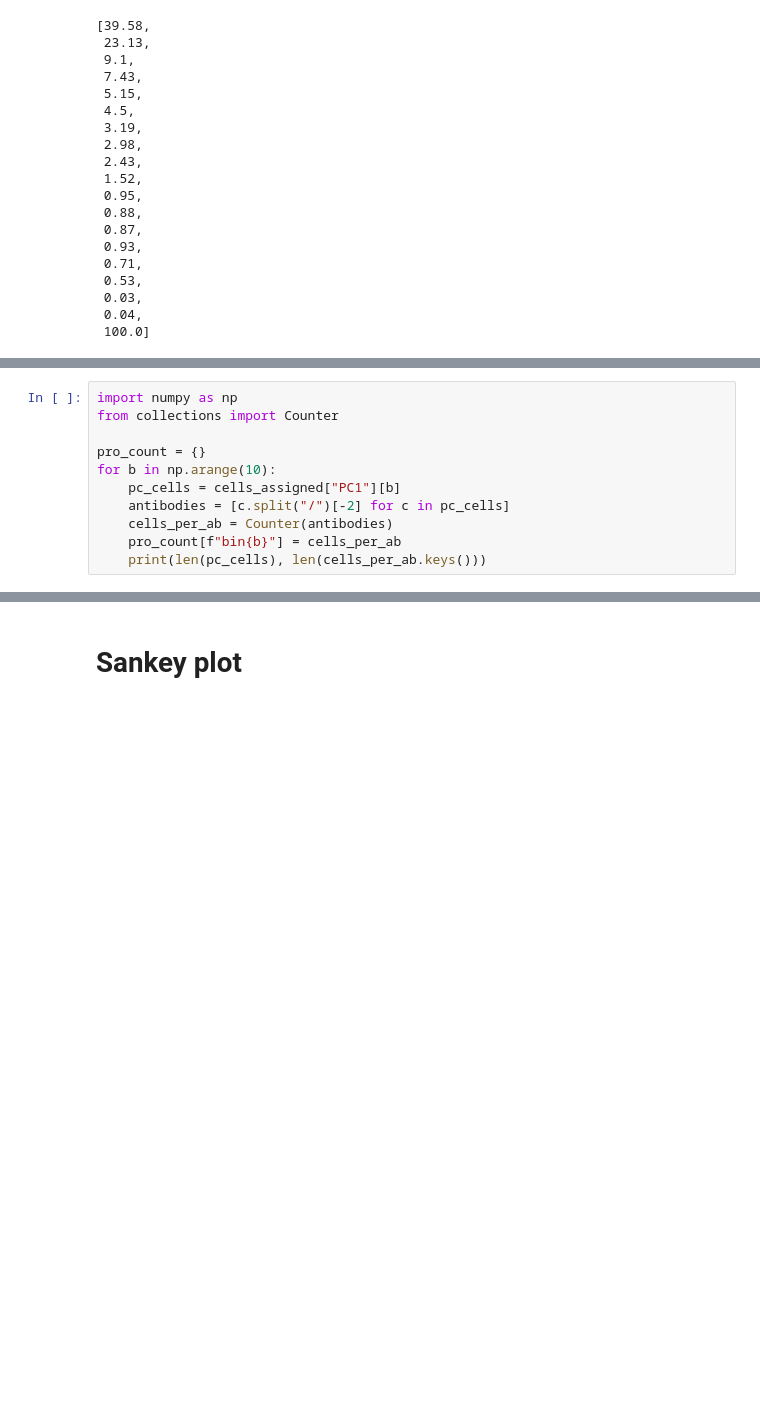
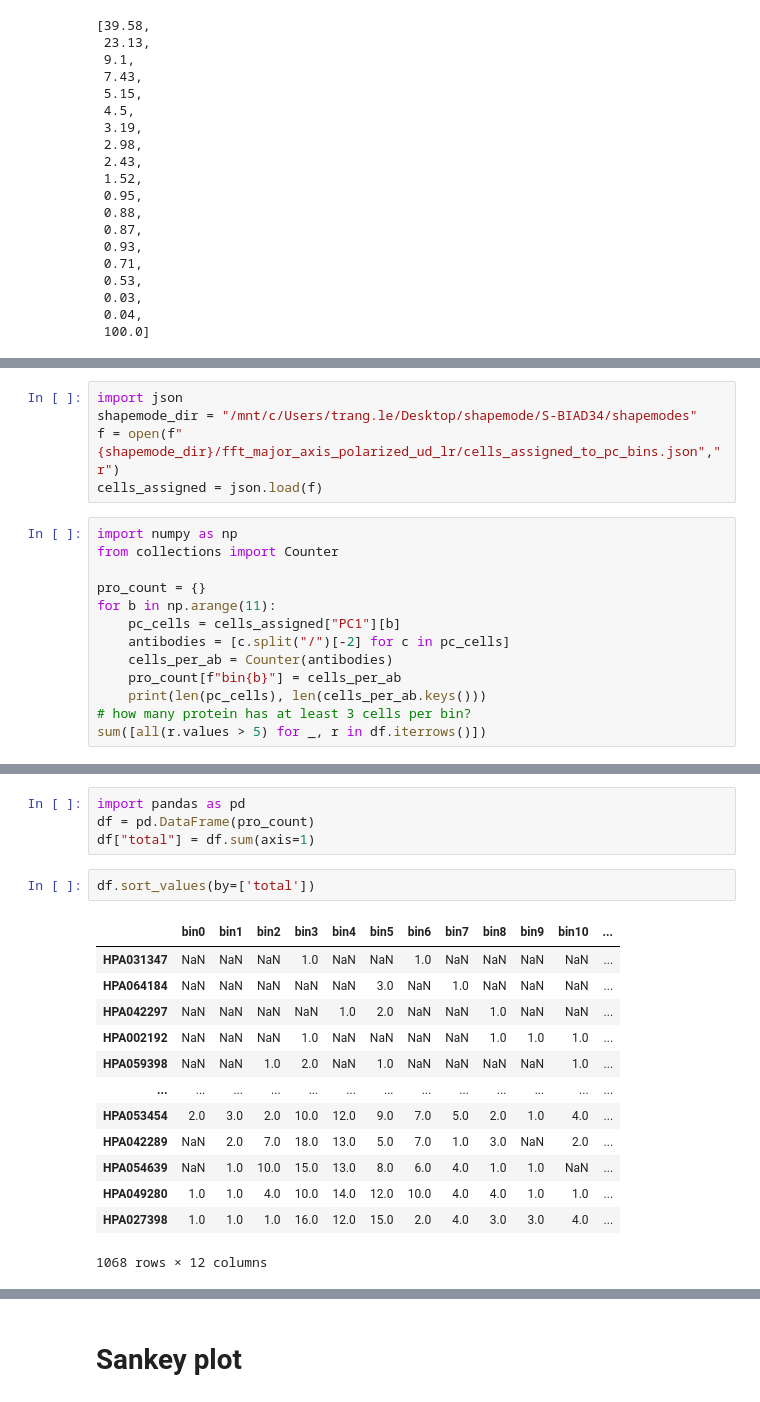
Before and after one commit to trangle1302/2D_shapespace, a Jupyter notebook: notebooks/EDA_cells_bin.ipynb, the cells around one changed output, grey strips where cells are left out. Saved outputs shown, nothing was run; the diff lists cells and outputs as text; blank space fills up the shorter version.

```diff
--- a/notebooks/EDA_cells_bin.ipynb
+++ b/notebooks/EDA_cells_bin.ipynb
@@ -285,11 +277,0 @@ cells_assigned = json.load(f)
-# %%
-import numpy as np
-from collections import Counter
-
-pro_count = {}
-for b in np.arange(10):
-    pc_cells = cells_assigned["PC1"][b]
-    antibodies = [c.split("/")[-2] for c in pc_cells]
-    cells_per_ab = Counter(antibodies)
-    pro_count[f"bin{b}"] = cells_per_ab
-    print(len(pc_cells), len(cells_per_ab.keys()))
@@ -309,0 +280,18 @@ df
+# %%
+import json
+shapemode_dir = "/mnt/c/Users/trang.le/Desktop/shapemode/S-BIAD34/shapemodes"
+f = open(f"{shapemode_dir}/fft_major_axis_polarized_ud_lr/cells_assigned_to_pc_bins.json","r")
+cells_assigned = json.load(f)
+# %%
+import numpy as np
+from collections import Counter
+
+pro_count = {}
+for b in np.arange(11):
+    pc_cells = cells_assigned["PC1"][b]
+    antibodies = [c.split("/")[-2] for c in pc_cells]
+    cells_per_ab = Counter(antibodies)
+    pro_count[f"bin{b}"] = cells_per_ab
+    print(len(pc_cells), len(cells_per_ab.keys()))
+# how many protein has at least 3 cells per bin?
+sum([all(r.values > 5) for _, r in df.iterrows()])
@@ -309,0 +311,20 @@ df
+# %%
+import pandas as pd
+df = pd.DataFrame(pro_count)
+df["total"] = df.sum(axis=1)
+# %%
+df.sort_values(by=['total'])
+# %% [output]
+|  | bin0 | bin1 | bin2 | bin3 | bin4 | bin5 | bin6 | bin7 | bin8 | bin9 | bin10 | ... |
+| HPA031347 | NaN | NaN | NaN | 1.0 | NaN | NaN | 1.0 | NaN | NaN | NaN | NaN | ... |
+| HPA064184 | NaN | NaN | NaN | NaN | NaN | 3.0 | NaN | 1.0 | NaN | NaN | NaN | ... |
+| HPA042297 | NaN | NaN | NaN | NaN | 1.0 | 2.0 | NaN | NaN | 1.0 | NaN | NaN | ... |
+| HPA002192 | NaN | NaN | NaN | 1.0 | NaN | NaN | NaN | NaN | 1.0 | 1.0 | 1.0 | ... |
+| HPA059398 | NaN | NaN | 1.0 | 2.0 | NaN | 1.0 | NaN | NaN | NaN | NaN | 1.0 | ... |
+| ... | ... | ... | ... | ... | ... | ... | ... | ... | ... | ... | ... | ... |
+| HPA053454 | 2.0 | 3.0 | 2.0 | 10.0 | 12.0 | 9.0 | 7.0 | 5.0 | 2.0 | 1.0 | 4.0 | ... |
+| HPA042289 | NaN | 2.0 | 7.0 | 18.0 | 13.0 | 5.0 | 7.0 | 1.0 | 3.0 | NaN | 2.0 | ... |
+| HPA054639 | NaN | 1.0 | 10.0 | 15.0 | 13.0 | 8.0 | 6.0 | 4.0 | 1.0 | 1.0 | NaN | ... |
+| HPA049280 | 1.0 | 1.0 | 4.0 | 10.0 | 14.0 | 12.0 | 10.0 | 4.0 | 4.0 | 1.0 | 1.0 | ... |
+| HPA027398 | 1.0 | 1.0 | 1.0 | 16.0 | 12.0 | 15.0 | 2.0 | 4.0 | 3.0 | 3.0 | 4.0 | ... |
+1068 rows × 12 columns
```
Also changed, not shown: parts of 8 cells of this notebook, 8 other files.
